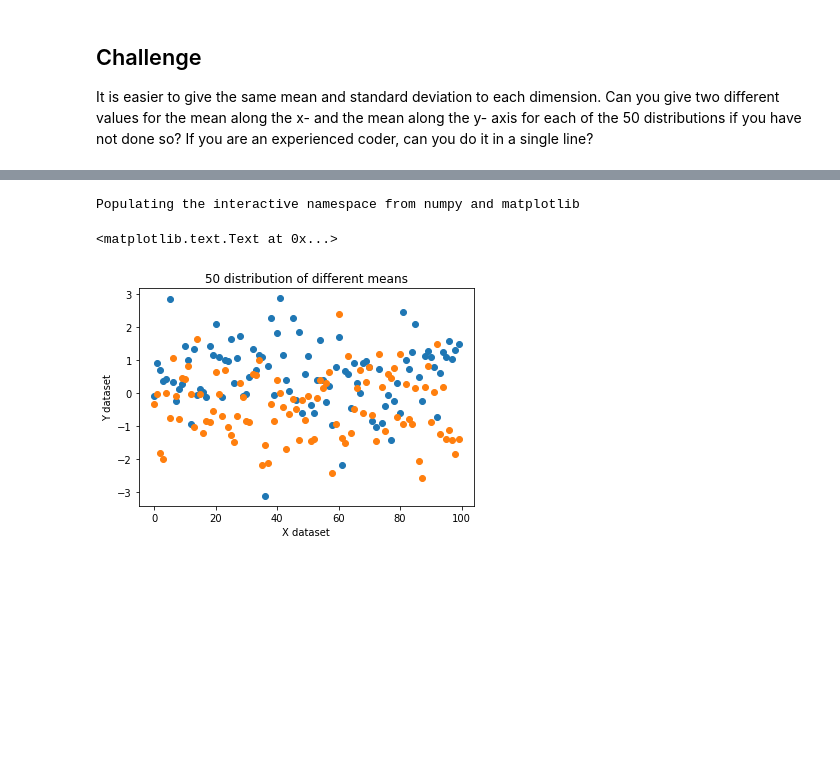
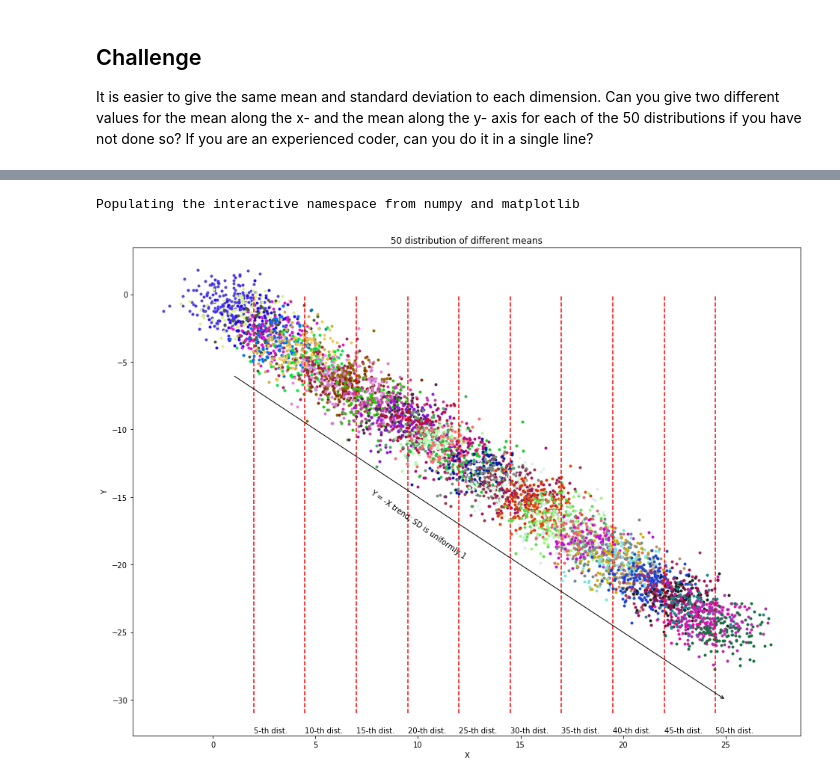
Before and after one commit to sunghoonyang/gallery-in-jupyter, a Jupyter notebook: fall18/principles_of_urban_informatics/hw1/basic_viz.ipynb, the cells around one changed output, grey strips where cells are left out. Saved outputs shown, nothing was run; the diff lists cells and outputs as text; code cells hidden in the pictures; blank space fills up the shorter version.

```diff
--- a/fall18/principles_of_urban_informatics/hw1/basic_viz.ipynb
+++ b/fall18/principles_of_urban_informatics/hw1/basic_viz.ipynb
@@ -59,6 +59,7 @@ You can do it in a for loop. The first line of code I included generates an arra
 # %%
 ReprRandAll = np.zeros((50, 2, 100))
 for i in range(50):
-    ReprRandAll[i] = i + np.random.randn(2, 100)
+    # in i-th iteration, the mean and SD will be i + 0, and log(i) * 1
+    ReprRandAll[i] = i + np.log10(i + 1) * np.random.randn(2, 100)
 # %%
 calc_mean = lambda x: x.mean()
@@ -108,6 +165,11 @@ This is a general rule. Without the caption or axis labels this portion of the H
 
 It is easier to give the same mean and standard deviation to each dimension. Can you give two different values for the mean along the x- and the mean along the y- axis for each of the 50 distributions if you have not done so? If you are an experienced coder, can you do it in a single line?
 # %%
-# code here...
-diff_means = np.ndarray((50, 2, 100), buffer=np.array([[np.random.randn(100) + 0.5 * i, np.random.randn(100) - 0.5 * i] for i in range(1, 51)]))
+# one line code here...
+diff_means = np.ndarray((50, 2, 100)
+                        , buffer=np.array(
+                            [[np.random.randn(100) + 0.5 * i, np.random.randn(100) - 0.5 * i] for i in range(1, 51)]
+                        )
+                       )
+diff_means.shape
 # %% [output]
@@ -131,19 +192,50 @@ array([[[ -0.11311083,   0.90590702,   0.70103025, ...,   1.01536656,
 # %%
 # plot here...
 import pylab as pl
 %pylab inline
 # the last line of code makes the plot show up within the notebook.
 # Always include it so that your homework notebooks are rendered and we can see
 # what you wanted your results to be.
 
 # code here
-# pl.plot(ReprRandAll[0])
-pl.plot(zip(*diff_means[0]), linestyle="",marker="o")
-# x, y = zip(*ReprRandAll)
+pl.figure(figsize=(16,12))
+for i in range(50):
+    pl.plot(*zip(*zip(*diff_means[i])), linestyle="",marker=".", color=_my_colors[i])
+    if (i + 1) % 5 == 0:
+        # sample dataset
+#         pl.plot(*zip(*zip(*diff_means[i])), linestyle="",marker=".", color=_my_colors[i])
+        pl.annotate(
+            '%d-th dist.' % (i + 1)
+            , xy=(0.5 * i, -0.5 * i)
+            , xycoords='data'
+            , xytext=(0.5 * i, -32)
+            , textcoords='data'
+            , horizontalalignment='left'
+            , verticalalignment='top'
+        )
+        pl.plot([0.5 * i, 0.5 * i], [-31, 0], 'r--')
 pl.title('50 distribution of different means')
-pl.ylabel('Y dataset')
-pl.xlabel('X dataset')
+pl.ylabel('Y')
+pl.xlabel('X')
+pl.annotate(
+    ""
+    , xy=(25, -30)
+    , xytext=(1, -6)
+    , xycoords='data'
+    , textcoords='data'
+    , arrowprops=dict(arrowstyle="->", connectionstyle="arc3")
+)
+pl.annotate(
+    "Y = -X trend; SD is uniformly 1"
+    , xy=(10, -17)
+    , xytext=(10, -17)
+    , xycoords='data'
+    , textcoords='data'
+    , horizontalalignment='center'
+    , verticalalignment='center'
+    , rotation=-35
+)
+pl.show()
 # %% [output]
 Populating the interactive namespace from numpy and matplotlib
-<matplotlib.text.Text at 0x...>
-[figure, old version]
+[figure, new version]
```
Also changed, not shown: parts of 8 cells of this notebook.
